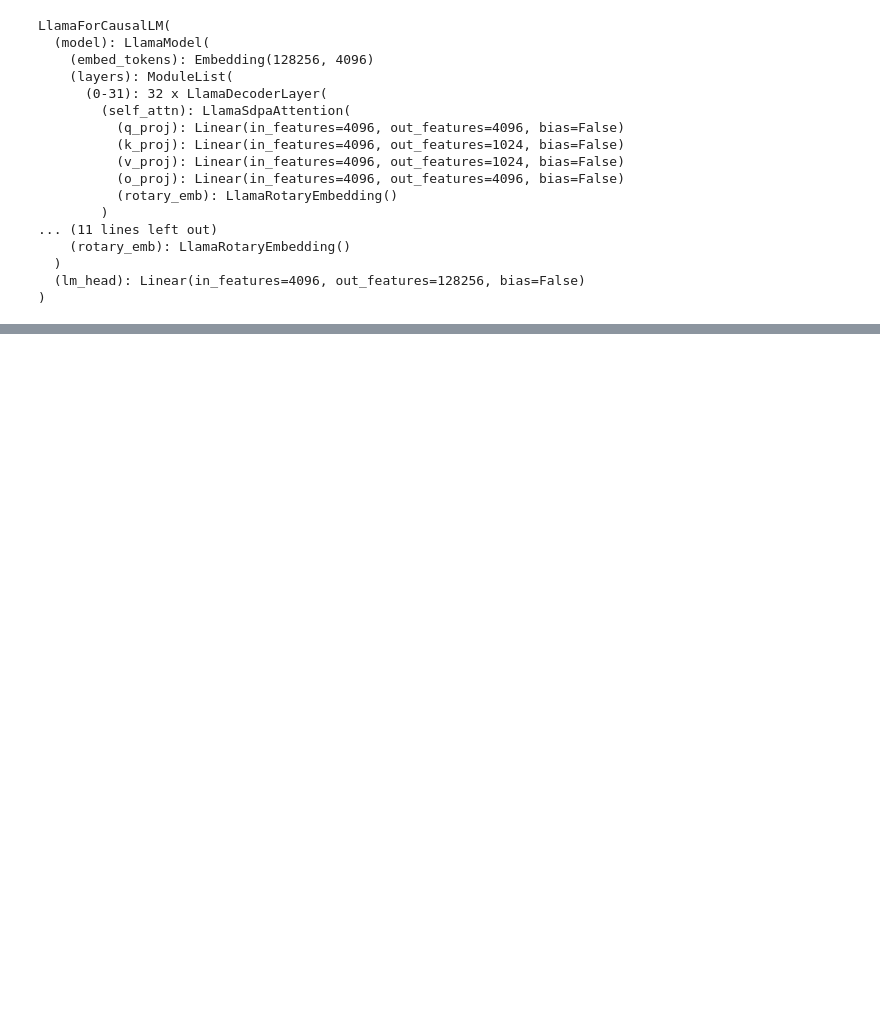
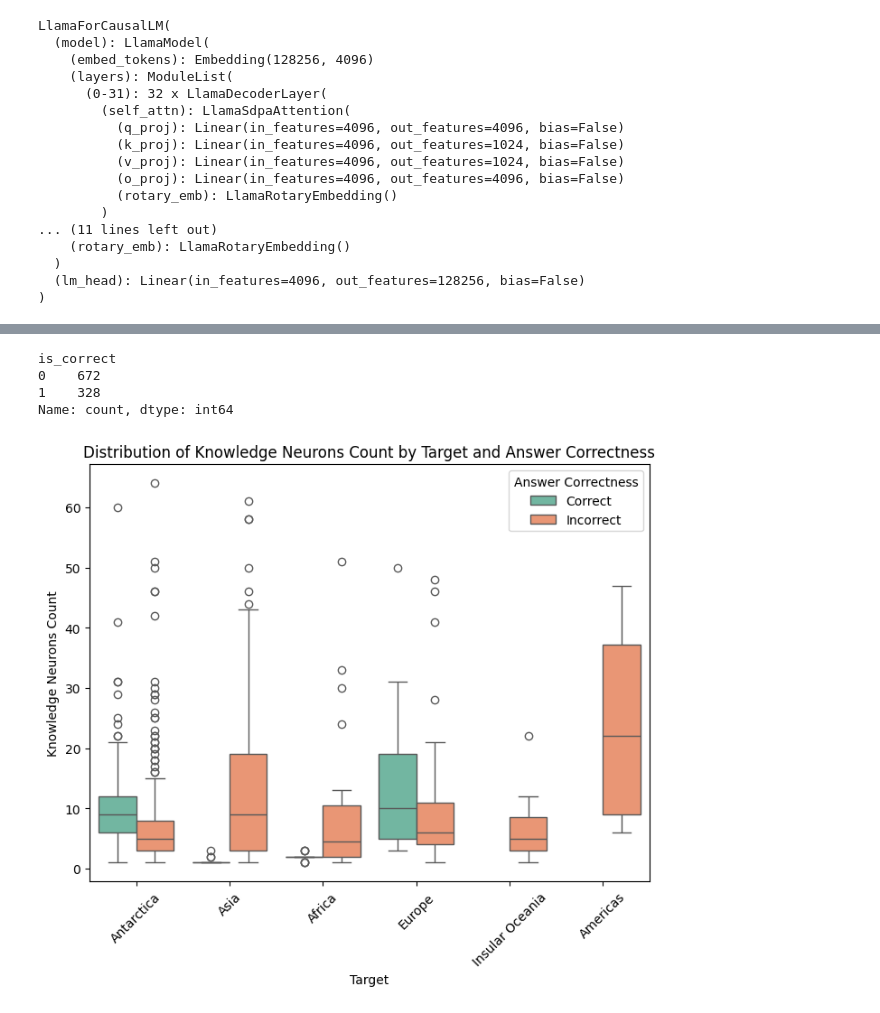
Before and after one commit to sashaboriskin/rag_routing, a Jupyter notebook: kn.ipynb, the cells around one changed output, grey strips where cells are left out. Cells and saved outputs as stored; diff of their text form; code cells hidden in the pictures; blank space fills up the shorter version.

Commit message:
Add visualization of knowledge neurons

```diff
--- a/kn.ipynb
+++ b/kn.ipynb
@@ -7,7 +10,7 @@ from datasets import load_dataset
 from kn import KnowledgeNeurons
 from metrics import EM_compute
 # %%
-ds = load_dataset("coastalcph/pararel_patterns")['train'].select(range(500)).to_pandas()
+ds = load_dataset("coastalcph/pararel_patterns")['train'].select(range(1000)).to_pandas()
 tokenizer = AutoTokenizer.from_pretrained("/share/nlp/chitchat/models/Llama-3.1-8B-Instruct")
 model = AutoModelForCausalLM.from_pretrained("/share/nlp/chitchat/models/Llama-3.1-8B-Instruct")
 model.eval()
@@ -35,3 +47,22 @@ LlamaForCausalLM(
 kn_finder = KnowledgeNeurons(model, tokenizer)
 layer_idx = 28
 adaptive_threshold = 0.3
+# %%
+neurons_counts = []
+answers = []
+
+for _, row in tqdm(ds.iterrows(), total=len(ds)):
+    ground_truth = row["object"]
+
+    original_prompt = tokenizer.apply_chat_template([
+        {"role": "user", "content": f"Answer the question in one word: {row['query']}"},
+    ], tokenize=False, add_generation_prompt=True)
+
+    kn_orig, answer = kn_finder.get_coarse_neurons(
+        original_prompt,
+        ground_truth,
+        layer_idx=layer_idx,
+        adaptive_threshold=adaptive_threshold
+    )
+    neurons_counts.append(kn_orig)
+    answers.append(answer)
@@ -37,0 +80,25 @@ adaptive_threshold = 0.3
+# %%
+ds['answer'] = answers
+ds['is_correct'] = (ds['object'] == ds['answer']).astype(int)
+ds['neurons_count'] = list(map(len, neurons_counts))
+# %%
+ds['is_correct'].value_counts()
+# %% [output]
+is_correct
+0    672
+1    328
+Name: count, dtype: int64
+# %%
+df = ds.copy()
+df["correct"] = df["is_correct"].apply(lambda x: "Correct" if x == 1 else "Incorrect")
+
+plt.figure(figsize=(8,6))
+sns.boxplot(x="object", y="neurons_count", hue="correct", data=df, palette="Set2")
+plt.title("Distribution of Knowledge Neurons Count by Target and Answer Correctness")
+plt.xlabel("Target")
+plt.ylabel("Knowledge Neurons Count")
+plt.xticks(rotation=45)
+plt.legend(title="Answer Correctness")
+plt.show()
+# %% [output]
+[figure, added]
```
Also changed, not shown: parts of 18 cells of this notebook.
